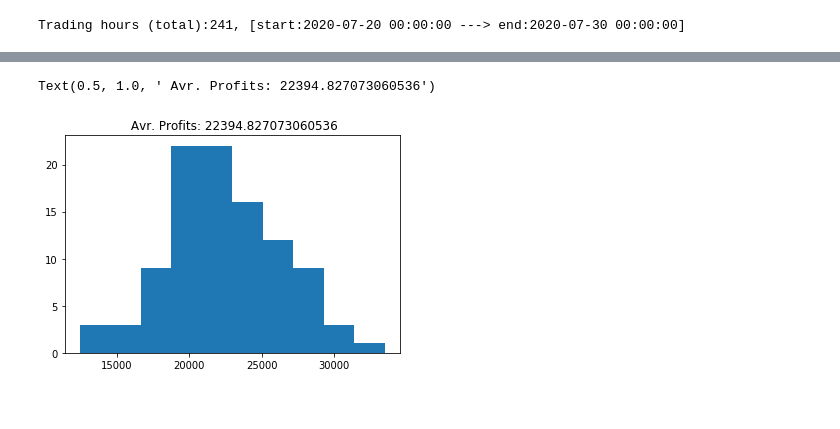
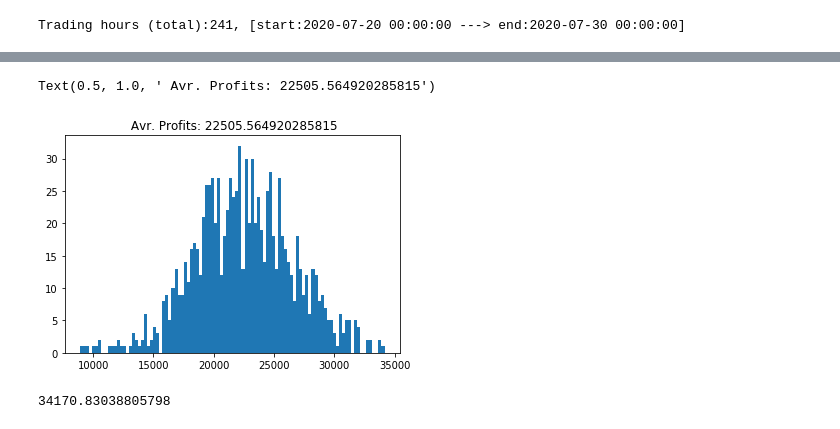
Before and after one commit to mshagirov/datathon2020, a Jupyter notebook: P003/Introduction.ipynb, the cells around one changed output, grey strips where cells are left out. Saved outputs shown, nothing was run; the diff lists cells and outputs as text; code cells hidden in the pictures.

```diff
--- a/P003/Introduction.ipynb
+++ b/P003/Introduction.ipynb
@@ -172,3 +202,8 @@ print(f'Trading hours (total):{len(trading_hours)}, [start:{str(trading_hours[0]
 Trading hours (total):241, [start:2020-07-20 00:00:00 ---> end:2020-07-30 00:00:00]
 # %%
 from trader import trader_simulation
+# %%
+Y_pred = 50*np.random.rand(len(trading_hours)) # random predictions in kWh scale [0...80]
+Y_targ = 80*np.random.rand(len(trading_hours)) # random targets in kWh scale [0...80]
+
+trader_simulation(trading_hours,Y_pred,Y_targ,debug=True)
@@ -179,13 +233,17 @@ SPOT_PRICE = 20 # cents
 PENALTY_PRICE = 100 # cents
 
 profits = []
-for k in range(100):
+for k in range(1000):
     Y_pred = 50*np.random.rand(len(trading_hours)) # random predictions in kWh scale [0...80]
     Y_targ = 80*np.random.rand(len(trading_hours)) # random targets in kWh scale [0...80]
     profits.append(trader_simulation(trading_hours,Y_pred,Y_targ))
 # %%
-plt.hist(profits)
+plt.hist(profits,bins=100)
 plt.title(f' Avr. Profits: {(np.mean(profits))}')
 # %% [output]
-Text(0.5, 1.0, ' Avr. Profits: 22394.827073060536')
+Text(0.5, 1.0, ' Avr. Profits: 22505.564920285815')
-[figure, old version]
+[figure, new version]
+# %%
+max(profits)
+# %% [output]
+34170.83038805798
```
Also changed, not shown: parts of 10 cells of this notebook, 3 other files.
